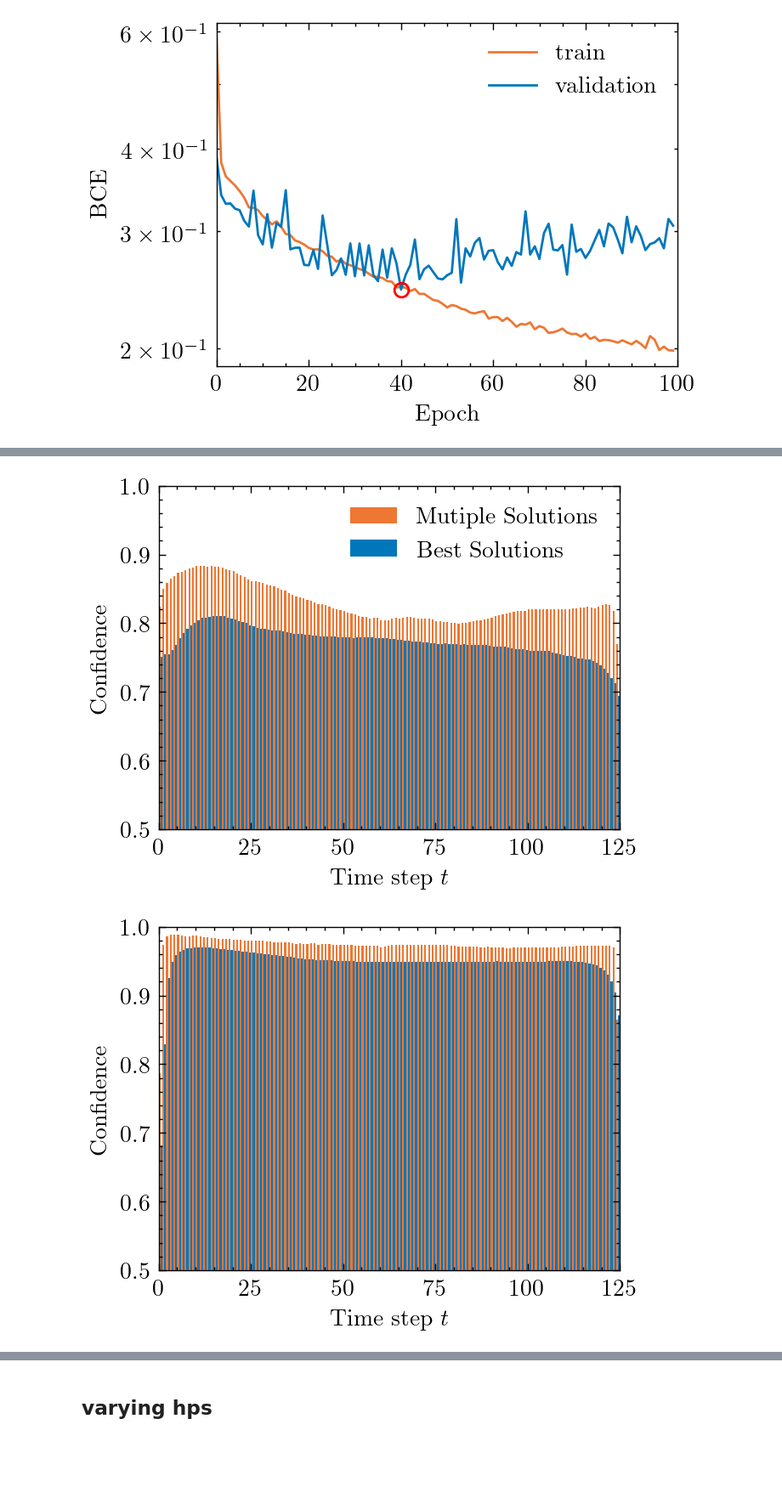
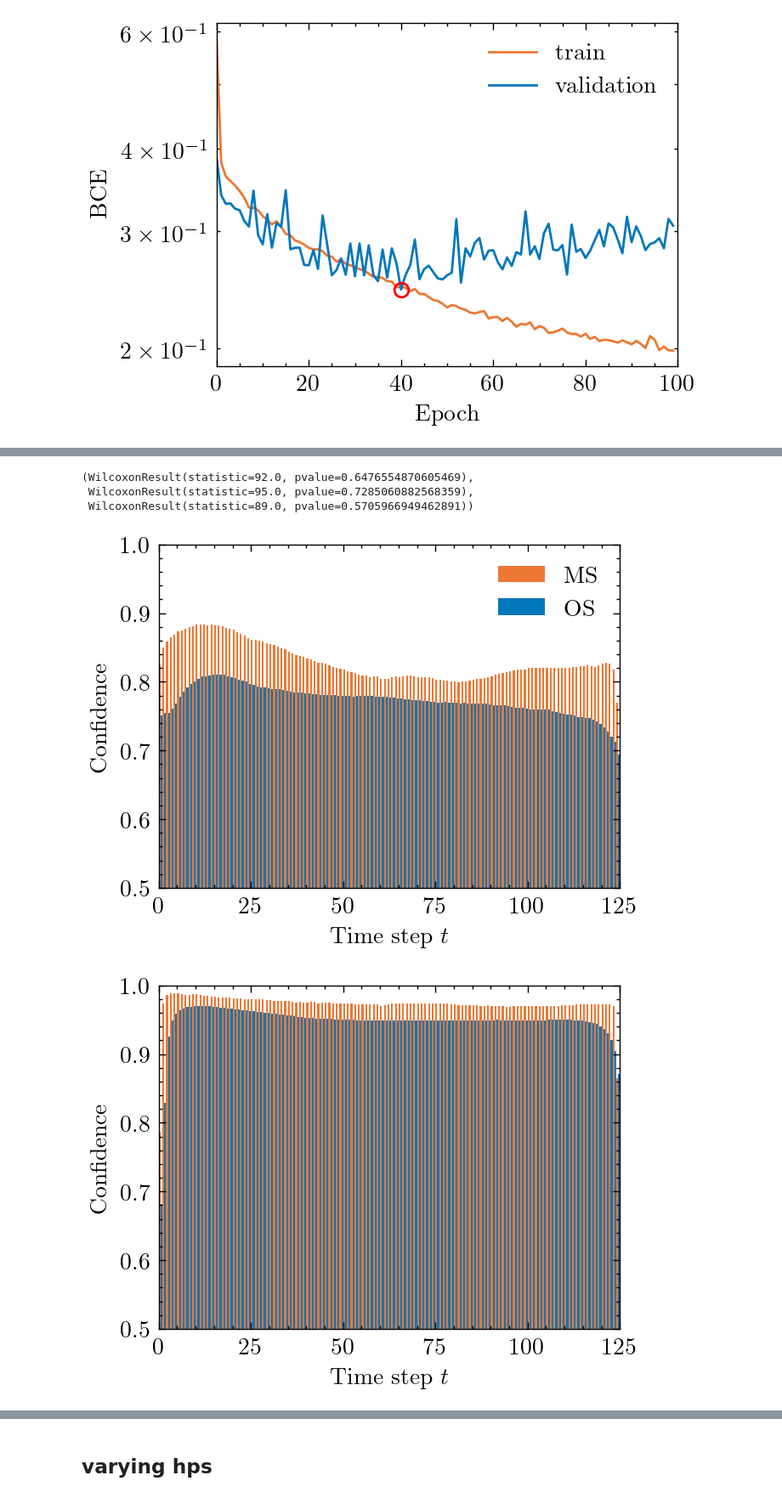
Before and after one commit to gos-ufsc/sat-gnn, a Jupyter notebook: notebooks/6.0-bmp-paper.plots.ipynb, the cells around one changed output, grey strips where cells are left out. Shown at 85% size. Drawn from its saved outputs; the diff is of its cells as text; code cells hidden in the pictures; blank space fills up the shorter version.

```diff
--- a/notebooks/6.0-bmp-paper.plots.ipynb
+++ b/notebooks/6.0-bmp-paper.plots.ipynb
@@ -166,0 +414,32 @@ MultiTarget
+# %%
+accss_ms = dict()
+accss_os = dict()
+for s in [20, 22, 24]:
+    fig, ax = plt.subplots()
+
+    df = get_all_preds_targets('xae9giql')
+    df = df[df['size'] == s]
+    accs_ms = [np.mean((x_hat >= 0.5) == (x_true >= 0.5)) for x_hat, x_true in zip(df['x_hat'].values, df['x_true'].values)]
+    accss_ms[s] = accs_ms
+
+    df = get_all_preds_targets('gbmooeqh')
+    df = df[df['size'] == s]
+    accs_os = [np.mean((x_hat >= 0.5) == (x_true >= 0.5)) for x_hat, x_true in zip(df['x_hat'].values, df['x_true'].values)]
+    accss_os[s] = accs_ms
+
+    _,_,patches_ms = plt.hist(accs_ms, bins=np.linspace(0.75,1,26), label='Multiple Sol.', alpha=.75)
+    _,_,patches_os = plt.hist(accs_os, bins=np.linspace(0.75,1,26), label='Best Sol.', alpha=.75)
+
+    ax.axvline(np.mean(accs_ms), linestyle='--', color=patches_ms.patches[0].get_facecolor()[0:3])
+    ax.axvline(np.mean(accs_os), linestyle='--', color=patches_os.patches[0].get_facecolor()[0:3])
+
+    ax.legend()
+
+    ax.set_xlim(0.75,1.0)
+    ax.set_ylim(0, 7)
+
+    ax.set_ylabel('\# of instances')
+    ax.set_xlabel('Accuracy')
+
+    # fig.savefig(f'../histogram_accuracy_{s}.pdf')
+    fig.show()
@@ -167,3 +450,11 @@ MultiTarget
+# %%
+from scipy.stats import wilcoxon
+
+wilcoxon(accss_ms[20], accss_ms[22]), wilcoxon(accss_ms[20], accss_ms[24]), wilcoxon(accss_ms[22], accss_ms[24])
+# %% [output]
+(WilcoxonResult(statistic=92.0, pvalue=0.6476554870605469),
+ WilcoxonResult(statistic=95.0, pvalue=0.7285060882568359),
+ WilcoxonResult(statistic=89.0, pvalue=0.5705966949462891))
 # %%
 def get_confs(net_id):
     with open(f'../{net_id}_preds_test.pkl', 'rb') as f:
@@ -185,36 +476,38 @@ def get_confs(net_id):
     return X_conf, Phi_conf
 
 def plot_confs(conf_ms, conf_bs, ax, legend=False):
-    ax.bar(np.arange(125), conf_ms.mean(0), align='edge', width=.5, label='Mutiple Solutions')
-    ax.bar(np.arange(125) + 0.5, conf_bs.mean(0), align='edge', width=.5, label='Best Solutions')
+    ax.bar(np.arange(125), conf_ms.mean(0), align='edge', width=.5, label='MS')
+    ax.bar(np.arange(125) + 0.5, conf_bs.mean(0), align='edge', width=.5, label='OS')
+    # ax.plot(np.arange(125), conf_ms.mean(0), label='MS')
+    # ax.plot(np.arange(125) + 0.5, conf_bs.mean(0), label='OS')
 
     ax.set_xlim(0,125)
     ax.set_ylim(0.5,1)
     ax.set_xlabel('Time step $t$')
     ax.set_ylabel('Confidence')
 
     if legend:
         ax.legend()
 
     return ax
 
 fig, ax = plt.subplots()
 
 X_conf_ms, Phi_conf_ms = get_confs('xae9giql')
 X_conf_bs, Phi_conf_bs = get_confs('gbmooeqh')
 
 plot_confs(X_conf_ms, X_conf_bs, ax, legend=True)
 
 fig.savefig('../X_confidences.pdf', dpi=500)
 fig.show()
 
 fig, ax = plt.subplots()
 
 plot_confs(Phi_conf_ms, Phi_conf_bs, ax, legend=False)
 
-fig.savefig('../Phi_confidences.pdf', dpi=500)
+# fig.savefig('../Phi_confidences.pdf', dpi=500)
 fig.show()
 # %% [output]
-[figure, old version]
+[figure, new version]
 [figure]
 # %% [markdown]
```
Also changed, not shown: parts of 28 cells of this notebook.
